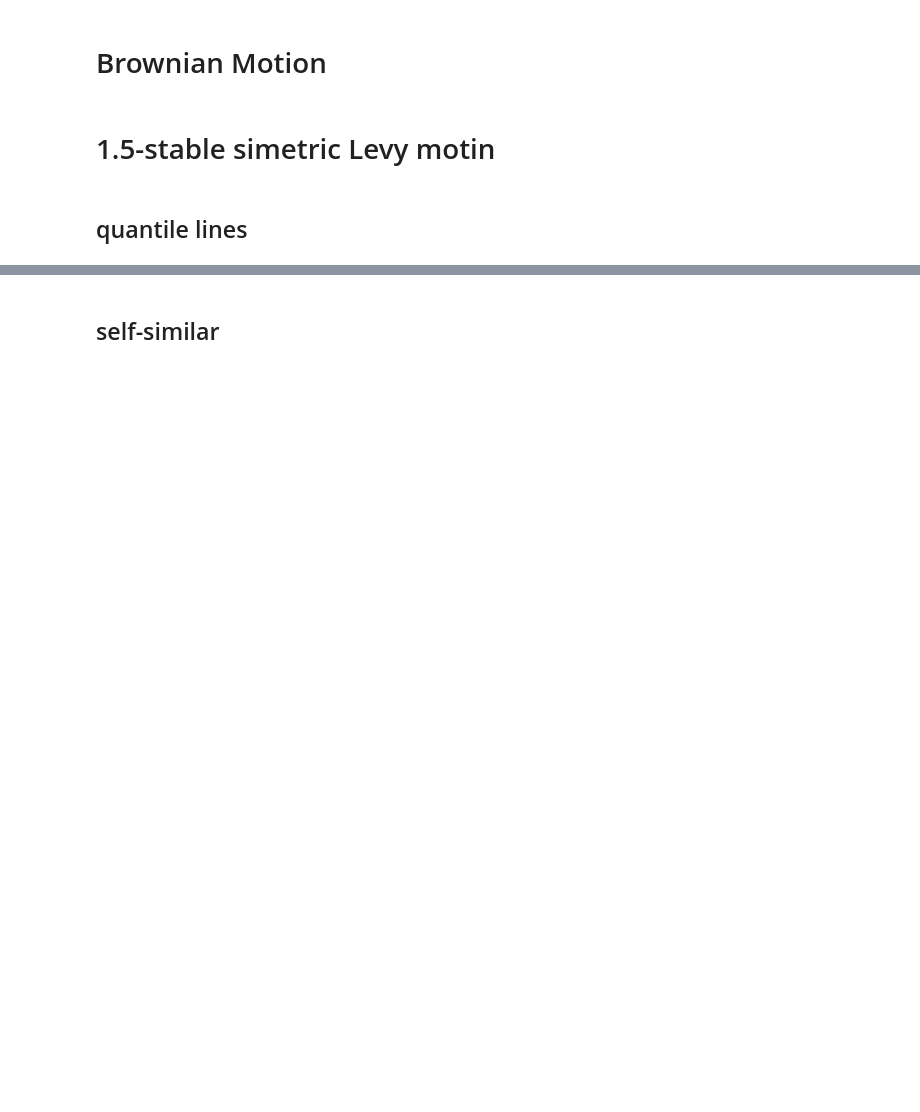
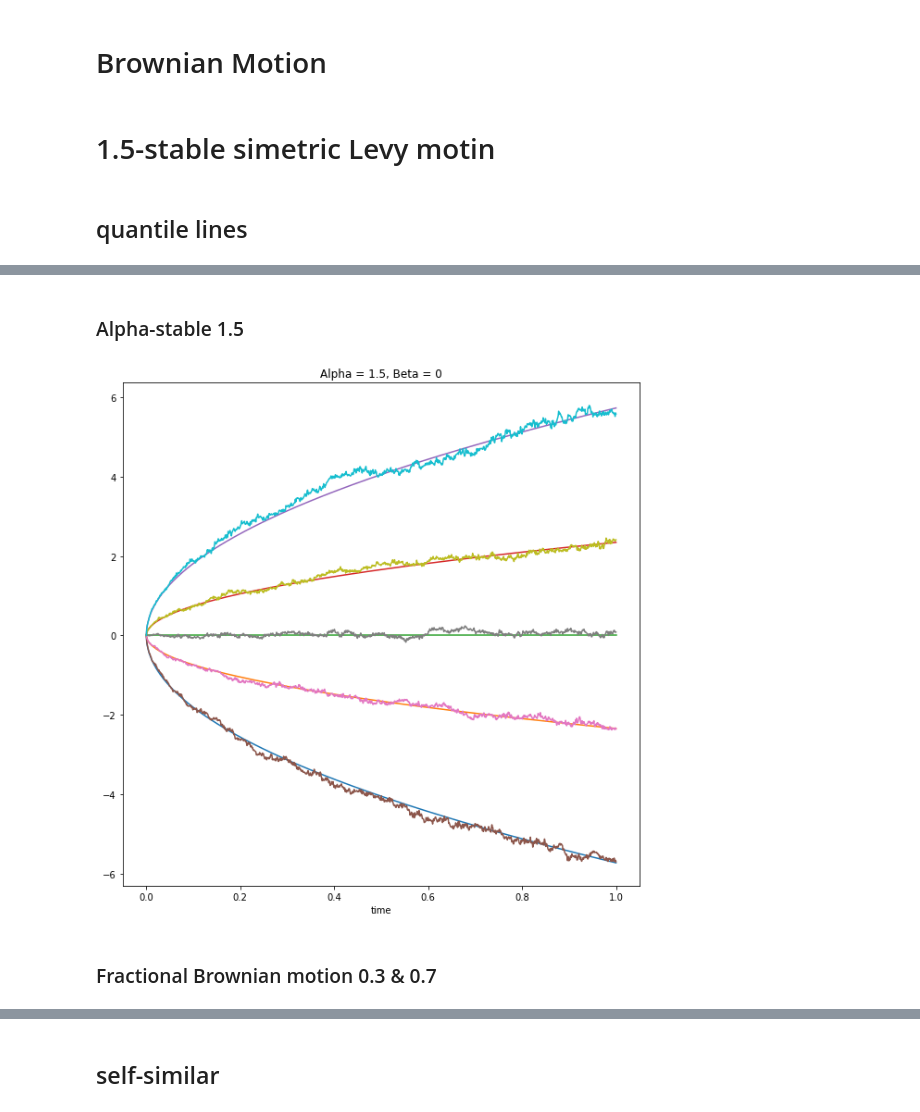
Before and after one commit to chwilko/CSoS, a Jupyter notebook: Python3/Task_list_3/Task_1.ipynb, the cells around one changed output, grey strips where cells are left out. Saved outputs shown, nothing was run; the diff lists cells and outputs as text; code cells hidden in the pictures; blank space fills up the shorter version.

```diff
--- a/Python3/Task_list_3/Task_1.ipynb
+++ b/Python3/Task_list_3/Task_1.ipynb
@@ -61,0 +56,3 @@ ax_q.set_title(f"Alpha = {alpha}, Beta = {beta}");
+# %%
+Quantile = Brounian_empirical_quantile(ps, N, X_Brownian_motion)
+Quantile_teoretic = Brounian_teoretical_quantile(ps, N, alpha, beta, T)
@@ -61,0 +68,40 @@ ax_q.set_title(f"Alpha = {alpha}, Beta = {beta}");
+# %% [markdown]
+### Alpha-stable 1.5
+# %%
+alpha15 = 1.5
+beta15 = 0
+
+X_1_5_stable_motion = Levy_processes(T, M, N, alpha15, beta15)
+# %%
+
+@cache("Brounian_empirical_quantile")
+def Brounian_empirical_quantile(ps, N, X_1_5_stable_motion):
+    Quantile = np.zeros([len(ps), N])
+    for Np, p in enumerate(ps):
+        Quantile[Np,:] = np.squeeze(equantile_proces(X_1_5_stable_motion.T, p))
+    return Quantile
+
+@cache("Brounian_teoretical_quantile")
+def Brounian_teoretical_quantile(ps, N, alpha15, beta15, T):
+    Quantile_teoretic = np.zeros([len(ps),N])
+    for Np, p in enumerate(ps):
+        Quantile_teoretic[Np,:] = levy_stable.ppf(p, alpha15, beta15)
+
+    for k in range(N):
+        Quantile_teoretic[:,k] = Quantile_teoretic[:,k] * ((T * k / N) ** (1 / alpha15))
+
+    return Quantile_teoretic
+# %%
+Quantile15 = Brounian_empirical_quantile(ps, N, X_1_5_stable_motion)
+Quantile_teoretic15 = Brounian_teoretical_quantile(ps, N, alpha15, beta15, T)
+# %%
+fig_q, axs_q = plt.subplots(nrows = 1, ncols = 1, figsize = ( Image_width, Image_width))
+ax_q = axs_q;
+ax_q.plot(t, Quantile_teoretic15.T);
+ax_q.plot(t, Quantile15.T);
+ax_q.set_xlabel("time")
+ax_q.set_title(f"Alpha = {alpha15}, Beta = {beta15}");
+# %% [output]
+[figure, added]
+# %% [markdown]
+### Fractional Brownian motion 0.3 & 0.7
```
Also changed, not shown: parts of 44 cells of this notebook, 13 other files.
